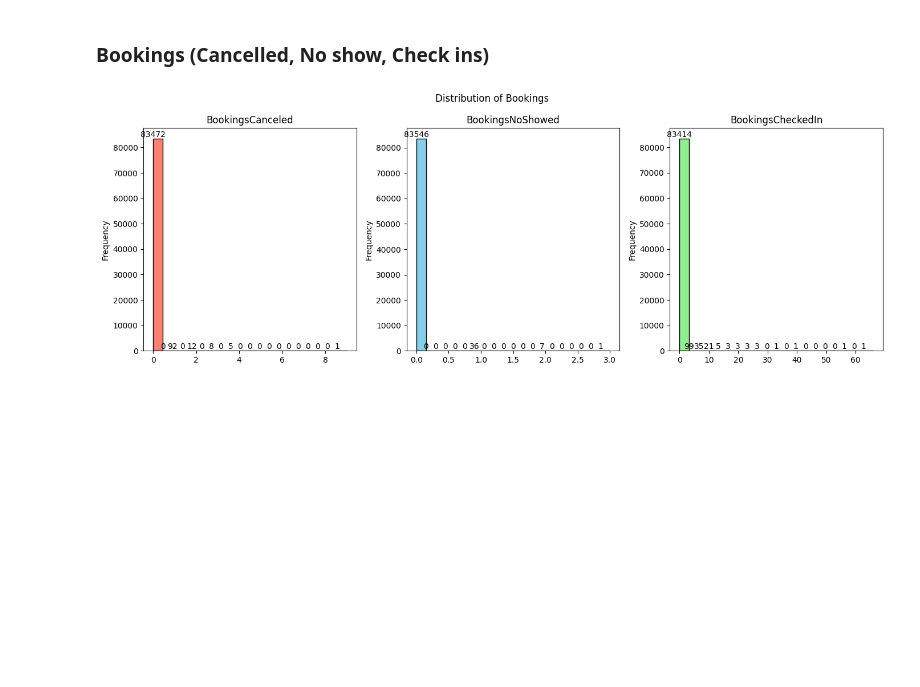
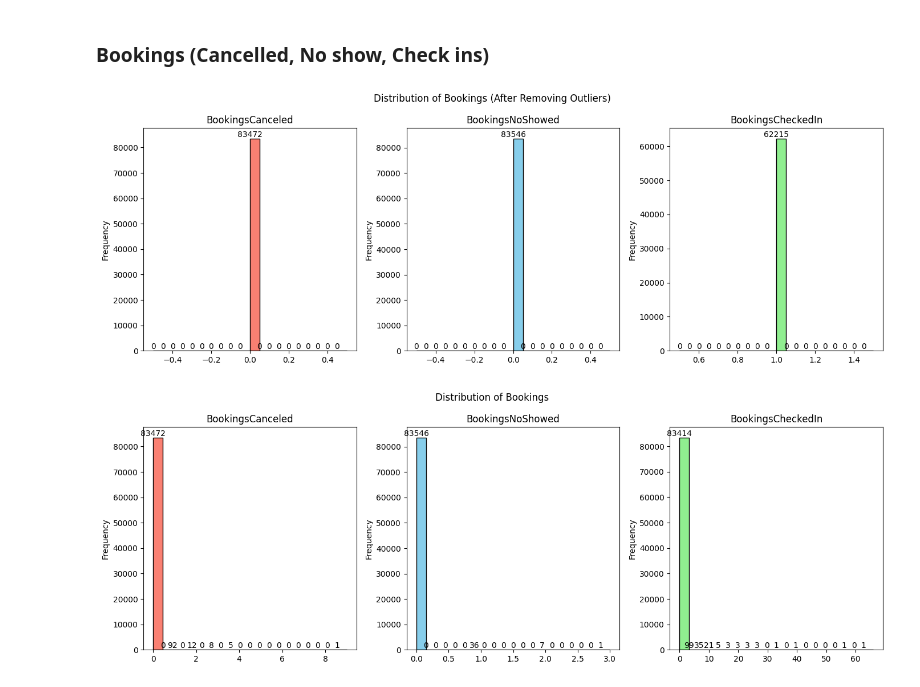
Before and after one commit to domala81/Customer-Segmentaion-with-Spark-MLlib, a Jupyter notebook: hotel_customer_segmentation.ipynb, the cells around one changed output. Drawn from its saved outputs; the diff is of its cells as text; code cells hidden in the pictures; blank space fills up the shorter version.

```diff
--- a/hotel_customer_segmentation.ipynb
+++ b/hotel_customer_segmentation.ipynb
@@ -22,6 +26,6 @@ spark = SparkSession.builder.appName("HotelCustomerAnalysis").getOrCreate()
 # %% [markdown]
 ### Initializing spark session & importing dataset
 # %%
-df = spark.read.csv('/Users/krishnasurya/Documents/2_BD_project/HotelCustomersDataset.csv', header=True, inferSchema=True)
+df = spark.read.csv('./HotelCustomersDataset.csv', header=True, inferSchema=True)
 df.printSchema()
 # %% [output]
@@ -173,6 +181,47 @@ plt.show()
 [figure]
 # %% [markdown]
 ### Bookings (Cancelled, No show, Check ins)
+# %%
+import numpy as np
+import matplotlib.pyplot as plt
+
+# Extract the data for the booking-related variables
+booking_data = df.select('BookingsCanceled', 'BookingsNoShowed', 'BookingsCheckedIn').toPandas()
+
+# Function to remove outliers using IQR method
+def remove_outliers_iqr(data):
+    Q1 = np.percentile(data, 25)
+    Q3 = np.percentile(data, 75)
+    IQR = Q3 - Q1
+    lower_bound = Q1 - 1.5 * IQR
+    upper_bound = Q3 + 1.5 * IQR
+    return data[(data >= lower_bound) & (data <= upper_bound)]
+
+# Remove outliers from booking_data
+booking_data_no_outliers = booking_data.apply(remove_outliers_iqr)
+
+# Define colors for each dataset
+colors = ['salmon', 'skyblue', 'lightgreen']
+
+# Plot histograms for each booking-related variable after removing outliers
+plt.figure(figsize=(14, 5))
+
+for i, col in enumerate(booking_data_no_outliers.columns):
+    plt.subplot(1, 3, i+1)
+    counts, bins, _ = plt.hist(booking_data_no_outliers[col], bins=20, color=colors[i], edgecolor='black')
+    plt.title(f'{col}')
+    plt.xlabel('')
+    plt.ylabel('Frequency')
+
+    # Add value of each bar on top of the bar
+    for count, bin in zip(counts, bins):
+        plt.text(bin, count, str(int(count)), ha='center', va='bottom')
+
+plt.suptitle('Distribution of Bookings (After Removing Outliers)')
+plt.tight_layout()
+plt.show()
+# %% [output]
+[figure, added]
 # %%
 # Extract the data for the booking-related variables
 booking_data = df.select('BookingsCanceled', 'BookingsNoShowed', 'BookingsCheckedIn').toPandas()
```
Also changed, not shown: parts of 35 cells of this notebook, 3 other files.
